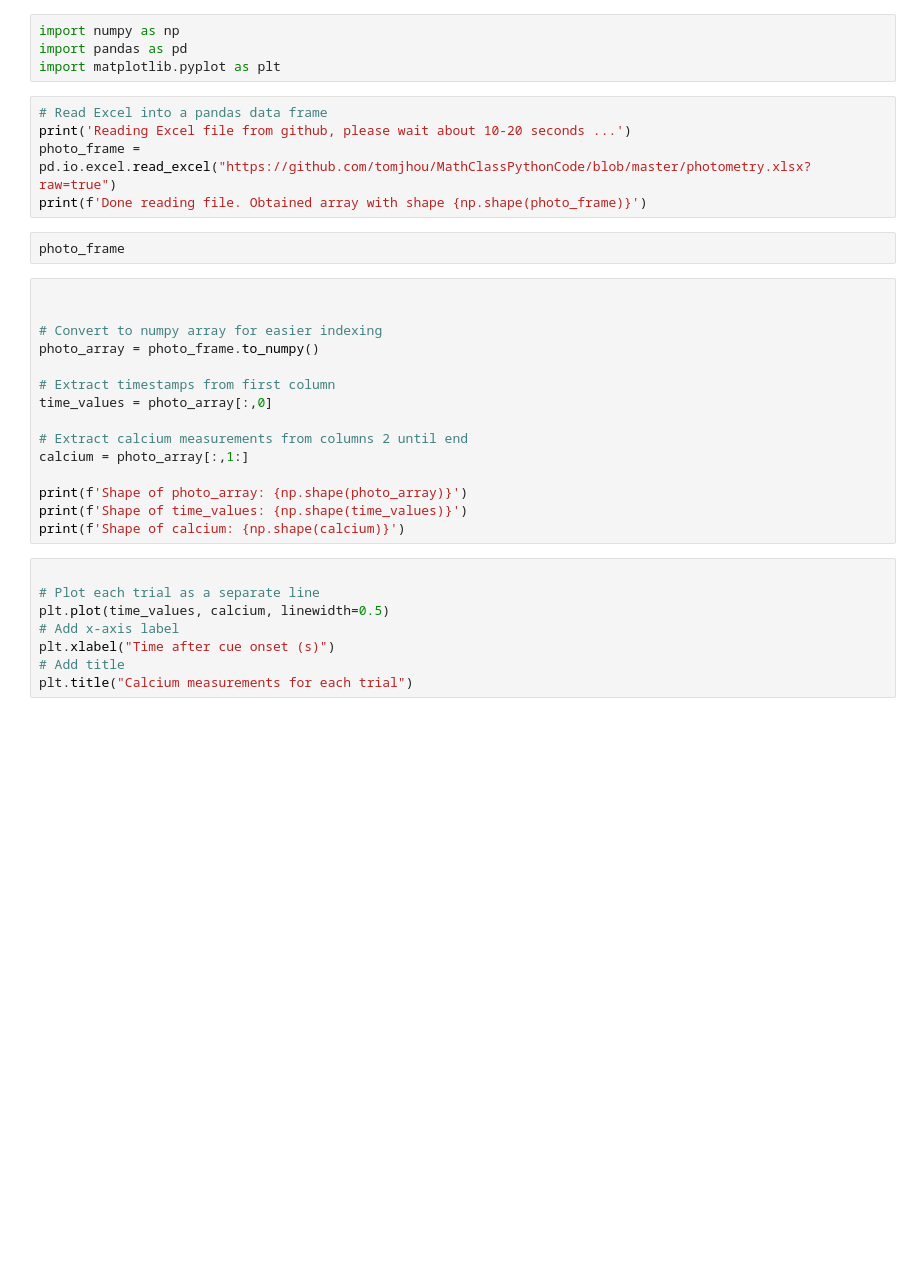
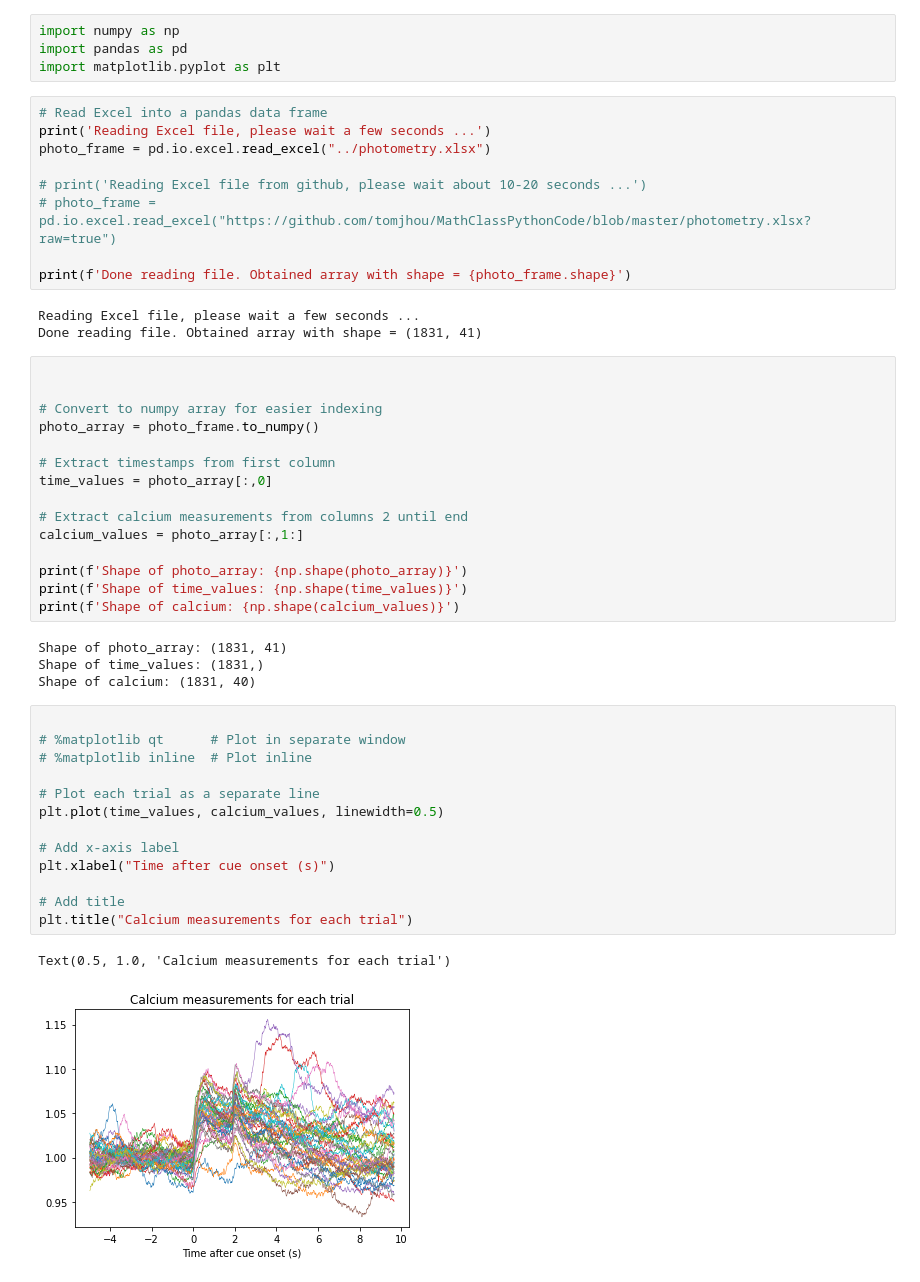
Before and after one commit to tomjhou/MathClassPythonCode, a Jupyter notebook: Jupyter/Homework1.ipynb, the cells around one changed output. Drawn from its saved outputs; the diff is of its cells as text; blank space fills up the shorter version.

```diff
--- a/Jupyter/Homework1.ipynb
+++ b/Jupyter/Homework1.ipynb
@@ -4,11 +4,16 @@ import pandas as pd
 import matplotlib.pyplot as plt
 # %%
 # Read Excel into a pandas data frame
-print('Reading Excel file from github, please wait about 10-20 seconds ...')
-photo_frame = pd.io.excel.read_excel("https://github.com/tomjhou/MathClassPythonCode/blob/master/photometry.xlsx?raw=true")
-print(f'Done reading file. Obtained array with shape {np.shape(photo_frame)}')
+print('Reading Excel file, please wait a few seconds ...')
+photo_frame = pd.io.excel.read_excel("../photometry.xlsx")
+
+# print('Reading Excel file from github, please wait about 10-20 seconds ...')
+# photo_frame = pd.io.excel.read_excel("https://github.com/tomjhou/MathClassPythonCode/blob/master/photometry.xlsx?raw=true")
+
+print(f'Done reading file. Obtained array with shape = {photo_frame.shape}')
+# %% [output]
+Reading Excel file, please wait a few seconds ...
+Done reading file. Obtained array with shape = (1831, 41)
-# %%
-photo_frame
 # %%
 
 
@@ -19,17 +24,29 @@ photo_array = photo_frame.to_numpy()
 time_values = photo_array[:,0]
 
 # Extract calcium measurements from columns 2 until end
-calcium = photo_array[:,1:]
+calcium_values = photo_array[:,1:]
 
 print(f'Shape of photo_array: {np.shape(photo_array)}')
 print(f'Shape of time_values: {np.shape(time_values)}')
-print(f'Shape of calcium: {np.shape(calcium)}')
+print(f'Shape of calcium: {np.shape(calcium_values)}')
+# %% [output]
+Shape of photo_array: (1831, 41)
+Shape of time_values: (1831,)
+Shape of calcium: (1831, 40)
 # %%
 
+# %matplotlib qt      # Plot in separate window
+# %matplotlib inline  # Plot inline
+
 # Plot each trial as a separate line
-plt.plot(time_values, calcium, linewidth=0.5)
+plt.plot(time_values, calcium_values, linewidth=0.5)
+
 # Add x-axis label
 plt.xlabel("Time after cue onset (s)")
+
 # Add title
 plt.title("Calcium measurements for each trial")
+# %% [output]
+Text(0.5, 1.0, 'Calcium measurements for each trial')
+[figure, added]
 # %%
```
Also changed, not shown: parts of 1 cell of this notebook, 3 other files.
